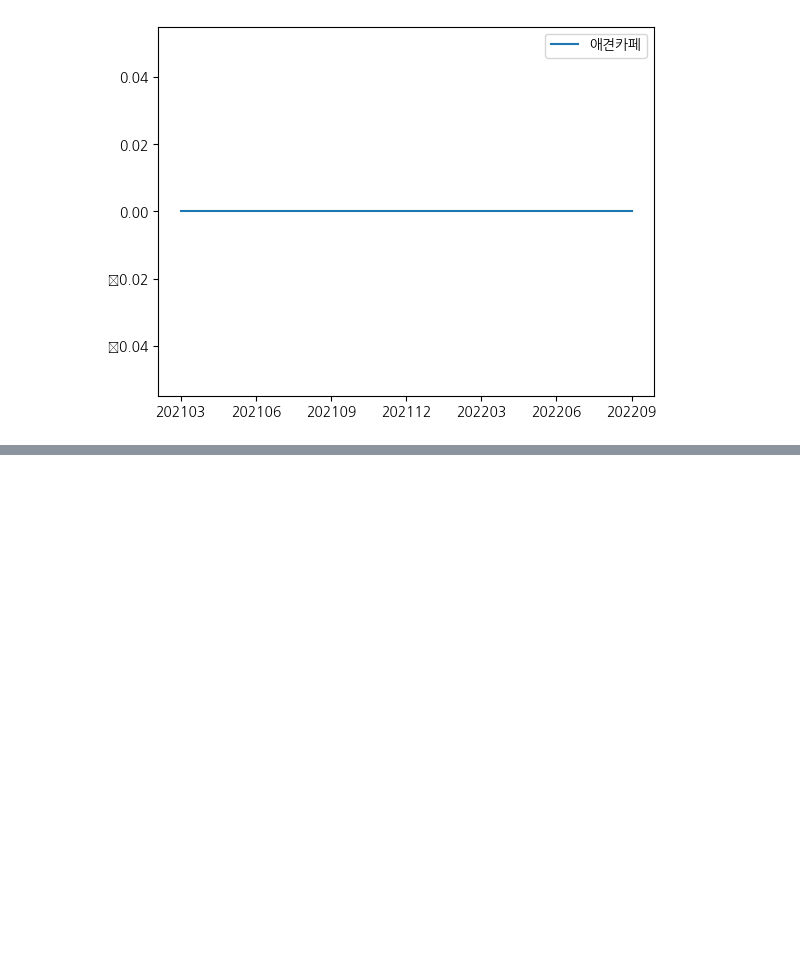
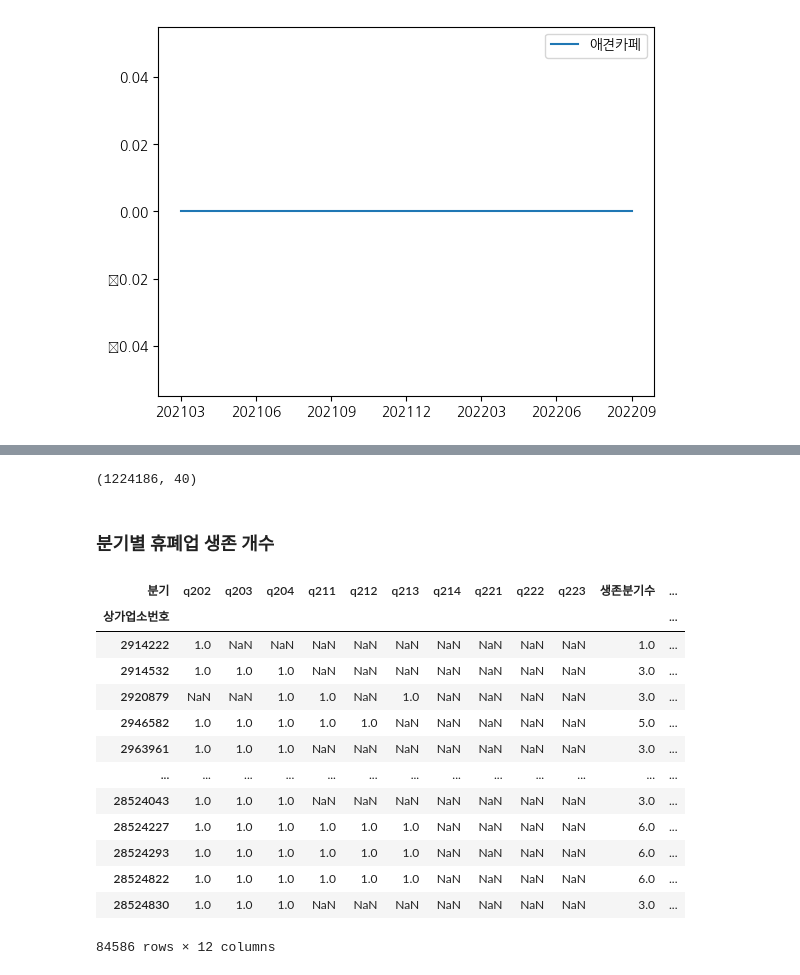
Before and after one commit to seuyon0101/aiffel_datathon, a Jupyter notebook: 소상공인데이터 상권 데이터 EDA.ipynb, the cells around one changed output, grey strips where cells are left out. Cells and saved outputs as stored; diff of their text form; code cells hidden in the pictures; blank space fills up the shorter version.

```diff
--- a/소상공인데이터 상권 데이터 EDA.ipynb
+++ b/소상공인데이터 상권 데이터 EDA.ipynb
@@ -614,10 +422,10 @@ for i in tsm.columns :
 [figure]
 [figure]
 # %%
-ts = pd.DataFrame()
-for file in files[4:] :
-    df = pd.read_csv(file)
-    a = df['상권업종소분류명'].value_counts(normalize=True).multiply(100).round(1)
-    data = pd.DataFrame(a).T.rename(index= {'상권업종소분류명':i[-10:-4]})
-    ts = pd.concat([ts,data], axis=0)
+# ts = pd.DataFrame()
+# for file in files[4:] :
+#     df = pd.read_csv(file)
+#     a = df['상권업종소분류명'].value_counts(normalize=True).multiply(100).round(1)
+#     data = pd.DataFrame(a).T.rename(index= {'상권업종소분류명':i[-10:-4]})
+#     ts = pd.concat([ts,data], axis=0)
 # %%
@@ -664,0 +458,12 @@ set(dfs['도로명'].str[-1])
+# %%
+#load data
+q202= pd.read_csv('/Users/seungyonglee/Desktop/Life3/aiffel/project/data/data_buz/소상공인시장진흥공단_상가(상권)정보_서울_20200630_r.csv')
+q203= pd.read_csv('/Users/seungyonglee/Desktop/Life3/aiffel/project/data/data_buz/소상공인시장진흥공단_상가(상권)정보_서울_202009_r.csv')
+q204= pd.read_csv('/Users/seungyonglee/Desktop/Life3/aiffel/project/data/data_buz/소상공인시장진흥공단_상가(상권)정보_서울_202012_r.csv')
+q211=pd.read_csv('/Users/seungyonglee/Desktop/Life3/aiffel/project/data/data_buz/20210331/소상공인시장진흥공단_상가(상권)정보_서울_202103.csv')
+q212=pd.read_csv('/Users/seungyonglee/Desktop/Life3/aiffel/project/data/data_buz/20210630/소상공인시장진흥공단_상가(상권)정보_서울_202106.csv')
+q213=pd.read_csv('/Users/seungyonglee/Desktop/Life3/aiffel/project/data/data_buz/20210930/소상공인시장진흥공단_상가(상권)정보_서울_202109.csv')
+q214=pd.read_csv('/Users/seungyonglee/Desktop/Life3/aiffel/project/data/data_buz/20211231/소상공인시장진흥공단_상가(상권)정보_서울_202112.csv')
+q221=pd.read_csv('/Users/seungyonglee/Desktop/Life3/aiffel/project/data/data_buz/20220331/소상공인시장진흥공단_상가(상권)정보_서울_202203.csv')
+q222=pd.read_csv('/Users/seungyonglee/Desktop/Life3/aiffel/project/data/data_buz/20220630/소상공인시장진흥공단_상가(상권)정보_서울_202206.csv')
+q223=pd.read_csv('/Users/seungyonglee/Desktop/Life3/aiffel/project/data/data_buz/20220931/소상공인시장진흥공단_상가(상권)정보_서울_202209.csv')
@@ -664,0 +472,5 @@ set(dfs['도로명'].str[-1])
+# %%
+# merge data
+data_all = {'q202':q202,'q203':q203,'q204':q204,'q211':q211,'q212':q212,'q213':q213,'q214':q214,'q221':q221,'q222':q222,'q223':q223}
+for k,v in data_all.items() :
+    v['분기'] = k
@@ -664,0 +484,4 @@ set(dfs['도로명'].str[-1])
+# %%
+df_all.shape
+# %% [output]
+(1224186, 40)
@@ -664,0 +490,2 @@ set(dfs['도로명'].str[-1])
+# %% [markdown]
+### 분기별 휴폐업 생존 개수
@@ -664,0 +494,20 @@ set(dfs['도로명'].str[-1])
+# %%
+surv = df_all_copy.groupby([df_all_copy['분기'],df_all_copy['상가업소번호']])['상가업소번호'].count().unstack().T
+surv['생존분기수'] = surv.sum(axis=1)
+surv['페업여부'] = (surv['q223'].isnull() == True )
+surv[surv['페업여부'] ==True]
+# %% [output]
+| 분기 | q202 | q203 | q204 | q211 | q212 | q213 | q214 | q221 | q222 | q223 | 생존분기수 | ... |
+| 상가업소번호 |  |  |  |  |  |  |  |  |  |  |  | ... |
+| 2914222 | 1.0 | NaN | NaN | NaN | NaN | NaN | NaN | NaN | NaN | NaN | 1.0 | ... |
+| 2914532 | 1.0 | 1.0 | 1.0 | NaN | NaN | NaN | NaN | NaN | NaN | NaN | 3.0 | ... |
+| 2920879 | NaN | NaN | 1.0 | 1.0 | NaN | 1.0 | NaN | NaN | NaN | NaN | 3.0 | ... |
+| 2946582 | 1.0 | 1.0 | 1.0 | 1.0 | 1.0 | NaN | NaN | NaN | NaN | NaN | 5.0 | ... |
+| 2963961 | 1.0 | 1.0 | 1.0 | NaN | NaN | NaN | NaN | NaN | NaN | NaN | 3.0 | ... |
+| ... | ... | ... | ... | ... | ... | ... | ... | ... | ... | ... | ... | ... |
+| 28524043 | 1.0 | 1.0 | 1.0 | NaN | NaN | NaN | NaN | NaN | NaN | NaN | 3.0 | ... |
+| 28524227 | 1.0 | 1.0 | 1.0 | 1.0 | 1.0 | 1.0 | NaN | NaN | NaN | NaN | 6.0 | ... |
+| 28524293 | 1.0 | 1.0 | 1.0 | 1.0 | 1.0 | 1.0 | NaN | NaN | NaN | NaN | 6.0 | ... |
+| 28524822 | 1.0 | 1.0 | 1.0 | 1.0 | 1.0 | 1.0 | NaN | NaN | NaN | NaN | 6.0 | ... |
+| 28524830 | 1.0 | 1.0 | 1.0 | NaN | NaN | NaN | NaN | NaN | NaN | NaN | 3.0 | ... |
+84586 rows × 12 columns
```
Also changed, not shown: parts of 94 cells of this notebook, 8 other files.
